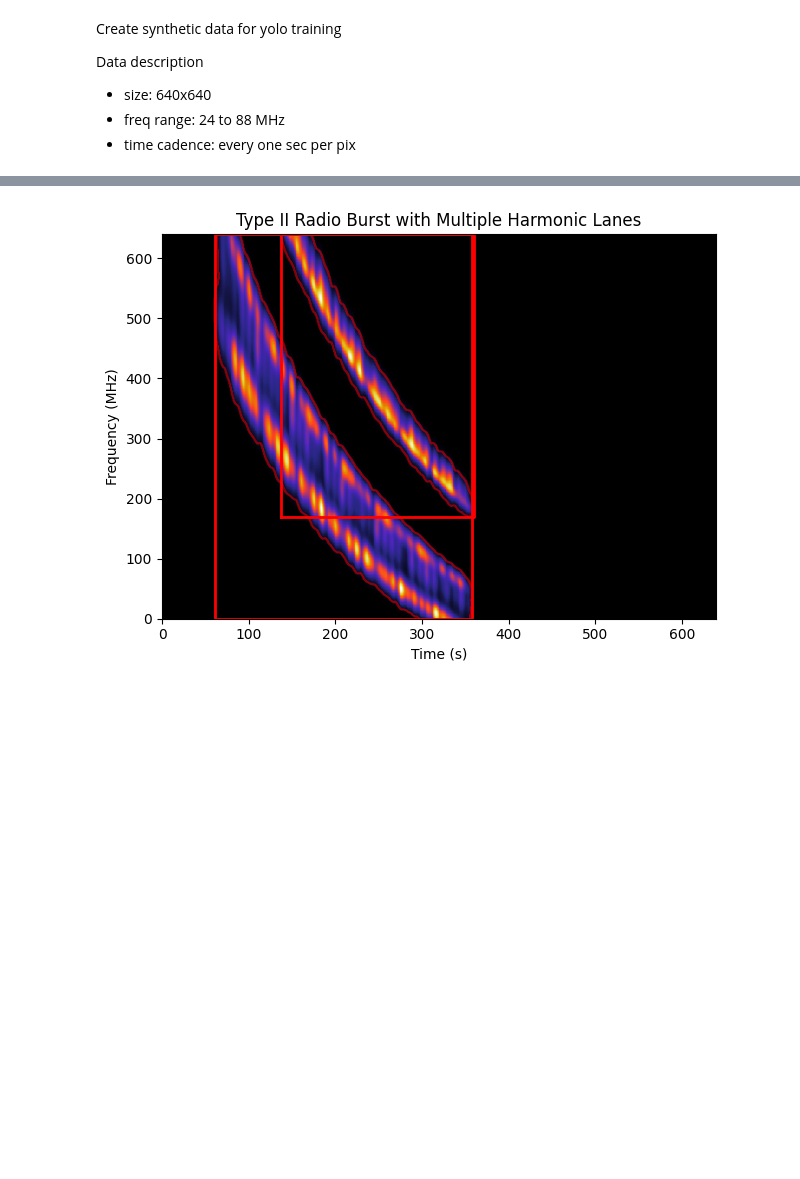
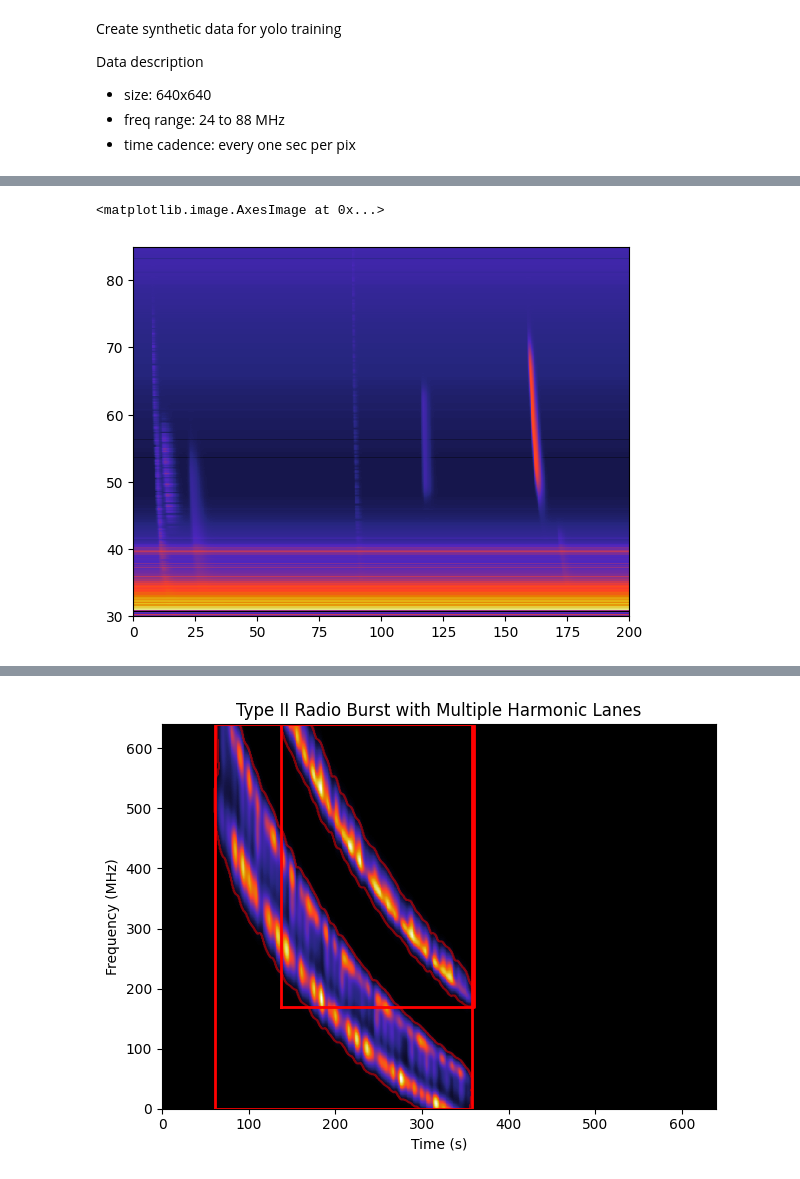
Before and after one commit to peijin94/PhySynthTrainer, a Jupyter notebook: example/demo.ipynb, the cells around one changed output, grey strips where cells are left out. Saved outputs shown, nothing was run; the diff lists cells and outputs as text; code cells hidden in the pictures; blank space fills up the shorter version.

```diff
--- a/example/demo.ipynb
+++ b/example/demo.ipynb
@@ -239,3 +241,25 @@ plt.imshow(img_bursts_noisy.T, interpolation='nearest',
+# %%
+
+data_bg = np.load('../data/bckgrd_list.npz')
+
+bg_idx = 181
+
+noise_bg = data_bg['bckgrd_list'][bg_idx]
+
+
+# repeat noise_bg 10 times
+noise_bg_arr = np.tile(noise_bg, (10, 1))
+
+from skimage.transform import resize
+noise_bg_arr = resize(noise_bg_arr, (640, 640), order=1)
+
+
+plt.imshow(noise_bg_arr.T+10* img_bursts.T, interpolation='nearest',
+        cmap='CMRmap', aspect='auto', origin='lower',
+        extent=[0, 200, 30, 85], norm=LogNorm(vmax=100,vmin=0.5))
+# %% [output]
+<matplotlib.image.AxesImage at 0x...>
+[figure, added]
 # %%
 
 label_file = export_yolo_label(
```
Also changed, not shown: parts of 7 cells of this notebook, 3 other files.
